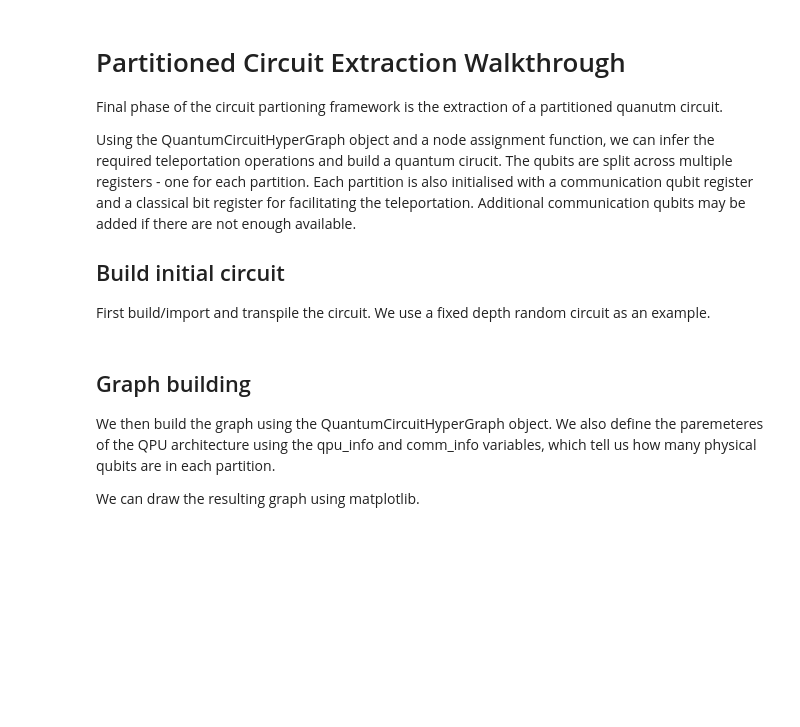
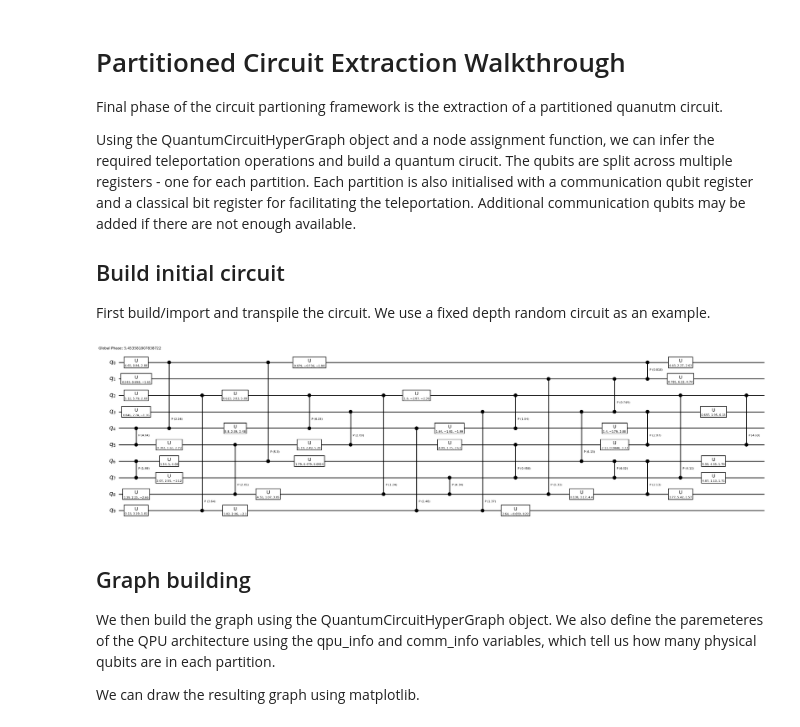
Before and after one commit to felix-burt/DISQCO, a Jupyter notebook: Demos/circuit_extraction_demo.ipynb, the cells around one changed output. Drawn from its saved outputs; the diff is of its cells as text; code cells hidden in the pictures; blank space fills up the shorter version.

```diff
--- a/Demos/circuit_extraction_demo.ipynb
+++ b/Demos/circuit_extraction_demo.ipynb
@@ -12,32 +12,32 @@ First build/import and transpile the circuit. We use a fixed depth random circui
 # %%
 from MLFM_GCP.circuits.cp_fraction import cp_fraction
 from MLFM_GCP.circuits.QAOA import QAOA_random
-
 from MLFM_GCP.graphs.GCP_hypergraph import QuantumCircuitHyperGraph
 from qiskit import transpile
 from MLFM_GCP.partitioning.FM.FM_methods import set_initial_partitions
 from qiskit.circuit.library import QFT, QuantumVolume, EfficientSU2
 from MLFM_GCP.utils.qiskit_to_op_list import *
 
-num_qubits = 32
+num_qubits = 10
 
 circuit = cp_fraction(  num_qubits = num_qubits,
                         depth = num_qubits,
                         fraction= 0.5)
 
 # circuit = QuantumVolume(num_qubits, 10)
 
 # circuit = QAOA_random(num_qubits, prob=0.9, reps=1)
 
 # circuit = QFT(num_qubits, do_swaps=False)
 
 circuit = transpile(circuit, basis_gates=['cp', 'u'])
 
 depth = circuit.depth()
 
 
-if num_qubits < 12:
-    circuit.draw(output='mpl', style='bw', fold=100)
+circuit.draw(output='mpl', style='bw', fold=100)
+# %% [output]
+[figure, added]
 # %% [markdown]
 ## Graph building
 
```
Also changed, not shown: parts of 11 cells of this notebook, 3 other files.
